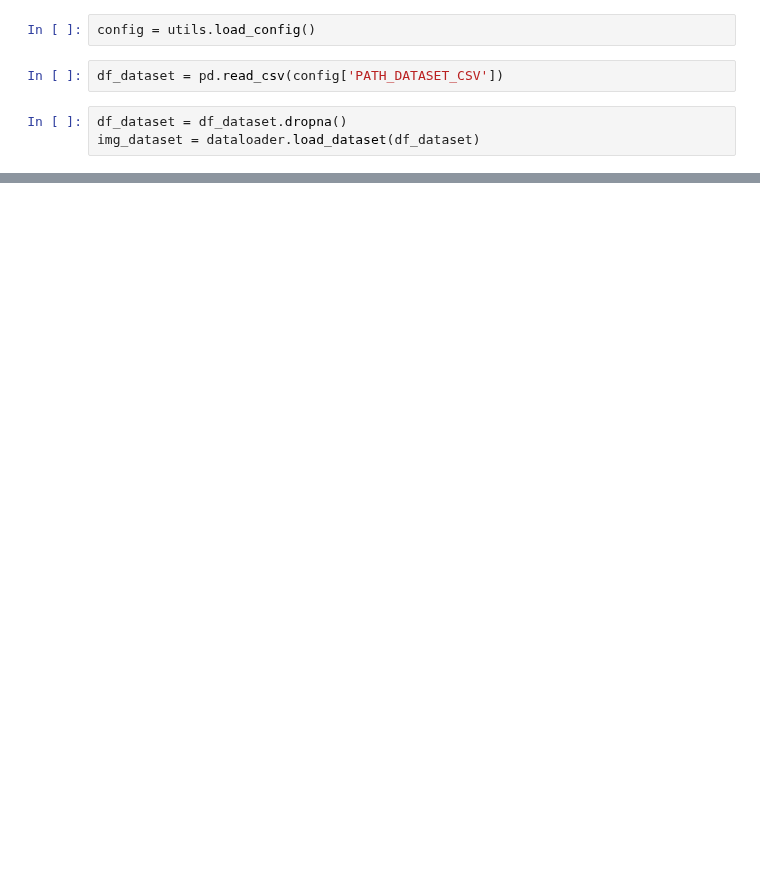
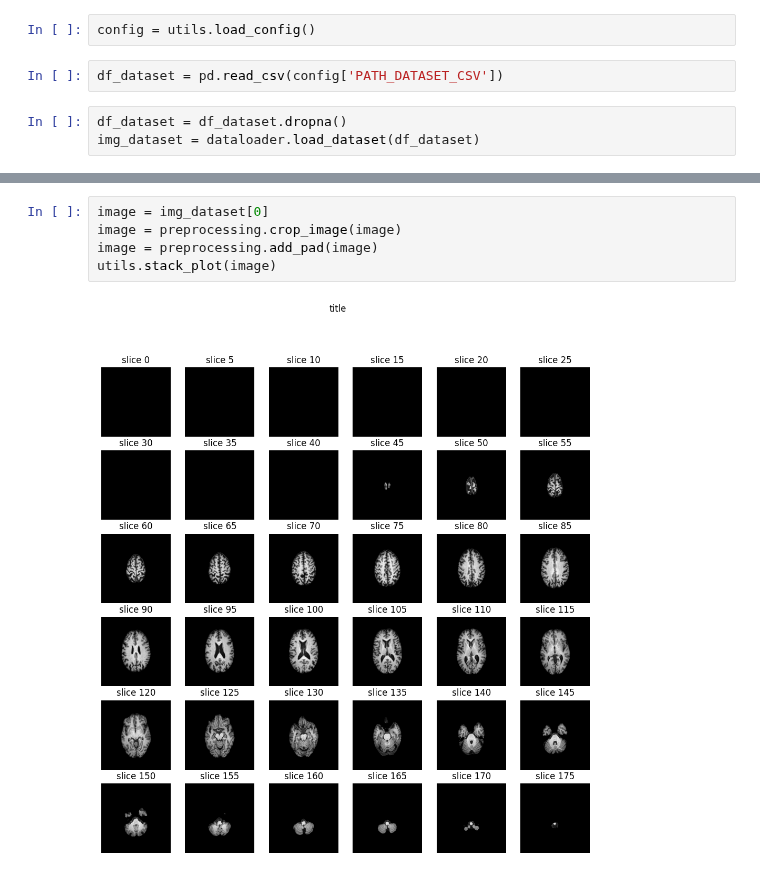
Before and after one commit to tourbut/BrainMR_MCI, a Jupyter notebook: notebook_main.ipynb, the cells around one changed output, grey strips where cells are left out. Drawn from its saved outputs; the diff is of its cells as text; blank space fills up the shorter version.

Commit message:
preprocessing

```diff
--- a/notebook_main.ipynb
+++ b/notebook_main.ipynb
@@ -15,0 +17,7 @@ utils.stack_plot(img_dataset[0])
+# %%
+image = img_dataset[0]
+image = preprocessing.crop_image(image)
+image = preprocessing.add_pad(image)
+utils.stack_plot(image)
+# %% [output]
+[figure, added]
```
Also changed, not shown: parts of 2 cells of this notebook.
